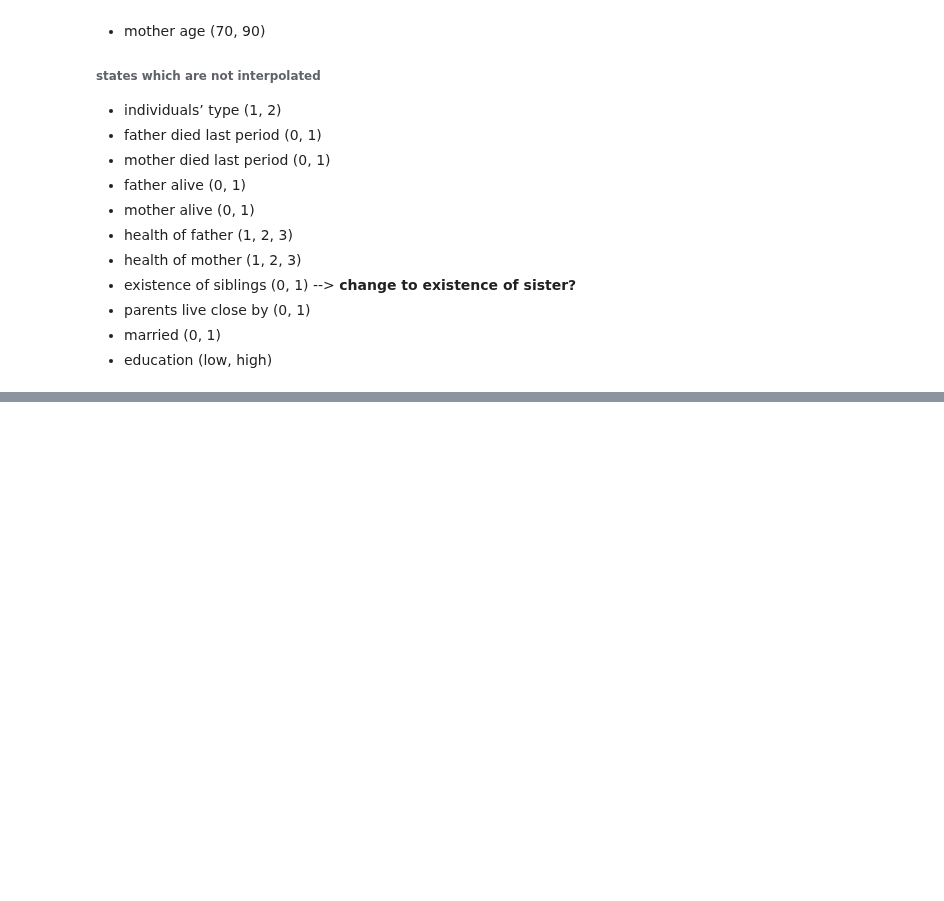
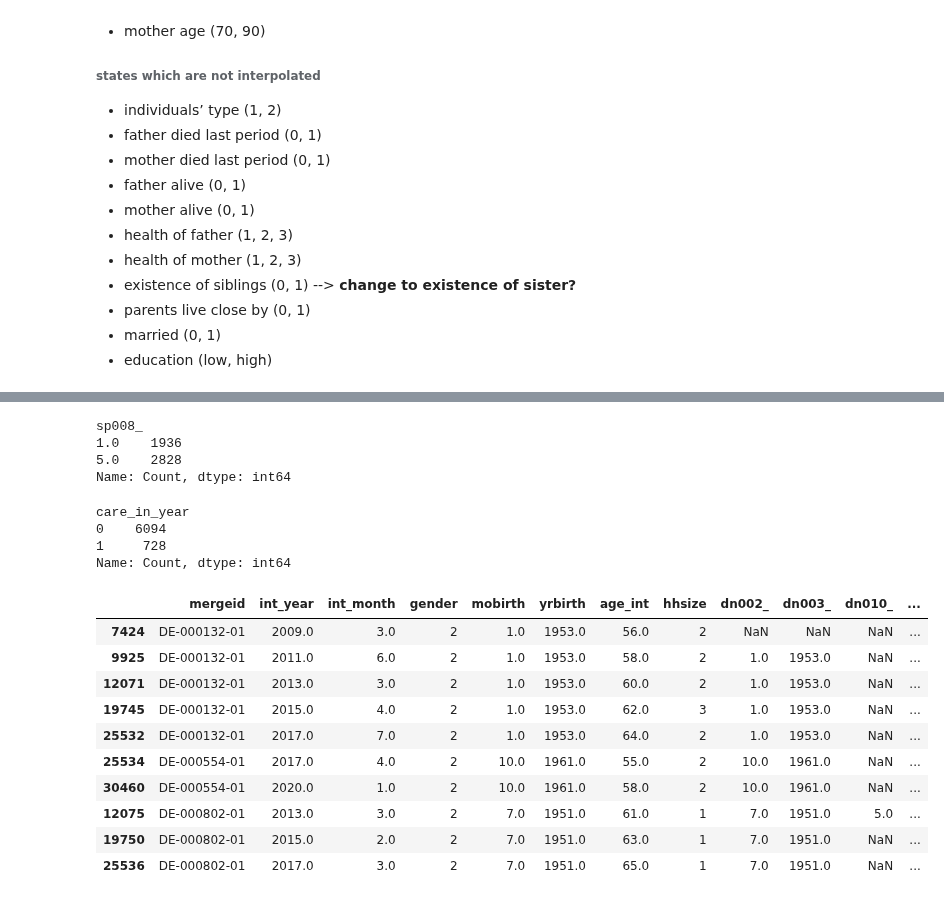
Before and after one commit to segsell/elder_care, a Jupyter notebook: src/parental_care/sandbox/estimation_data.ipynb, the cells around one changed output, grey strips where cells are left out. Drawn from its saved outputs; the diff is of its cells as text; code cells hidden in the pictures; blank space fills up the shorter version.

```diff
--- a/src/parental_care/sandbox/estimation_data.ipynb
+++ b/src/parental_care/sandbox/estimation_data.ipynb
@@ -898 +946,4 @@ high_educ_comb
 Name: count, dtype: int64
+# %%
+dat = dat.rename(columns={'ch001_': 'nchild'})
+dat['nchild'] = dat['nchild'].apply(lambda x: x if x >= 0 else pd.NA)
@@ -1119,0 +1136,17 @@ Name: Count, dtype: int64
+# %%
+# Create the 'ever_cared_parents_outside' column
+conditions_parents_outside = [
+    (dat["sp008_"] == 1)
+    & (
+        (dat["sp009_1"].isin([2, 3]))
+        | (dat["sp009_2"].isin([2, 3]))
+        | (dat["sp009_3"].isin([2, 3]))
+    ),
+    dat["sp008_"].isna(),
+]
+
+choices_parents_outside = [1, np.nan]
+
+dat["ever_cared_parents_outside"] = np.select(
+    conditions_parents_outside, choices_parents_outside, default=0
+)
@@ -1119,0 +1208,32 @@ Name: Count, dtype: int64
+# %%
+# Define conditions and choices for np.select
+conditions = [
+    (dat["sp018_"] == 1) & ((dat["sp019d2"] == 1) | (dat["sp019d3"] == 1)),
+    (dat["sp008_"] == 1)
+    & ((dat["sp009_1"] == 2) | (dat["sp009_2"] == 2) | (dat["sp009_3"] == 2)),
+    (dat["sp008_"] == 1)
+    & ((dat["sp009_1"] == 3) | (dat["sp009_2"] == 3) | (dat["sp009_3"] == 3)),
+]
+
+choices = [1, 1, 1]  # Assign 1 if the conditions are met
+
+# Use np.select to create the 'care_in_year' column
+dat["care_in_year"] = np.select(conditions, choices, default=0)
+# dat.loc[
+#    ((dat["sp008_"]).isna() & ((dat["sp019d2"] == 1) | (dat["sp019d3"] == 1))),
+#    "care_in_year",
+# ] = np.nan
+# %%
+table(dat["sp008_"])
+# %% [output]
+sp008_
+1.0    1936
+5.0    2828
+Name: Count, dtype: int64
+# %%
+table(dat["care_in_year"])
+# %% [output]
+care_in_year
+0    6094
+1     728
+Name: Count, dtype: int64
@@ -1119,0 +1245,17 @@ Name: Count, dtype: int64
+# %%
+dat = dat.sort_values(by=['mergeid', 'int_year'], ascending=[True, True])
+# On the sorted data set (which should be called dat), how to generate a new variable called
+# %%
+dat.head(10)
+# %% [output]
+|  | mergeid | int_year | int_month | gender | mobirth | yrbirth | age_int | hhsize | dn002_ | dn003_ | dn010_ | ... |
+| 7424 | DE-000132-01 | 2009.0 | 3.0 | 2 | 1.0 | 1953.0 | 56.0 | 2 | NaN | NaN | NaN | ... |
+| 9925 | DE-000132-01 | 2011.0 | 6.0 | 2 | 1.0 | 1953.0 | 58.0 | 2 | 1.0 | 1953.0 | NaN | ... |
+| 12071 | DE-000132-01 | 2013.0 | 3.0 | 2 | 1.0 | 1953.0 | 60.0 | 2 | 1.0 | 1953.0 | NaN | ... |
+| 19745 | DE-000132-01 | 2015.0 | 4.0 | 2 | 1.0 | 1953.0 | 62.0 | 3 | 1.0 | 1953.0 | NaN | ... |
+| 25532 | DE-000132-01 | 2017.0 | 7.0 | 2 | 1.0 | 1953.0 | 64.0 | 2 | 1.0 | 1953.0 | NaN | ... |
+| 25534 | DE-000554-01 | 2017.0 | 4.0 | 2 | 10.0 | 1961.0 | 55.0 | 2 | 10.0 | 1961.0 | NaN | ... |
+| 30460 | DE-000554-01 | 2020.0 | 1.0 | 2 | 10.0 | 1961.0 | 58.0 | 2 | 10.0 | 1961.0 | NaN | ... |
+| 12075 | DE-000802-01 | 2013.0 | 3.0 | 2 | 7.0 | 1951.0 | 61.0 | 1 | 7.0 | 1951.0 | 5.0 | ... |
+| 19750 | DE-000802-01 | 2015.0 | 2.0 | 2 | 7.0 | 1951.0 | 63.0 | 1 | 7.0 | 1951.0 | NaN | ... |
+| 25536 | DE-000802-01 | 2017.0 | 3.0 | 2 | 7.0 | 1951.0 | 65.0 | 1 | 7.0 | 1951.0 | NaN | ... |
```
Also changed, not shown: parts of 165 cells of this notebook, 2 other files.
